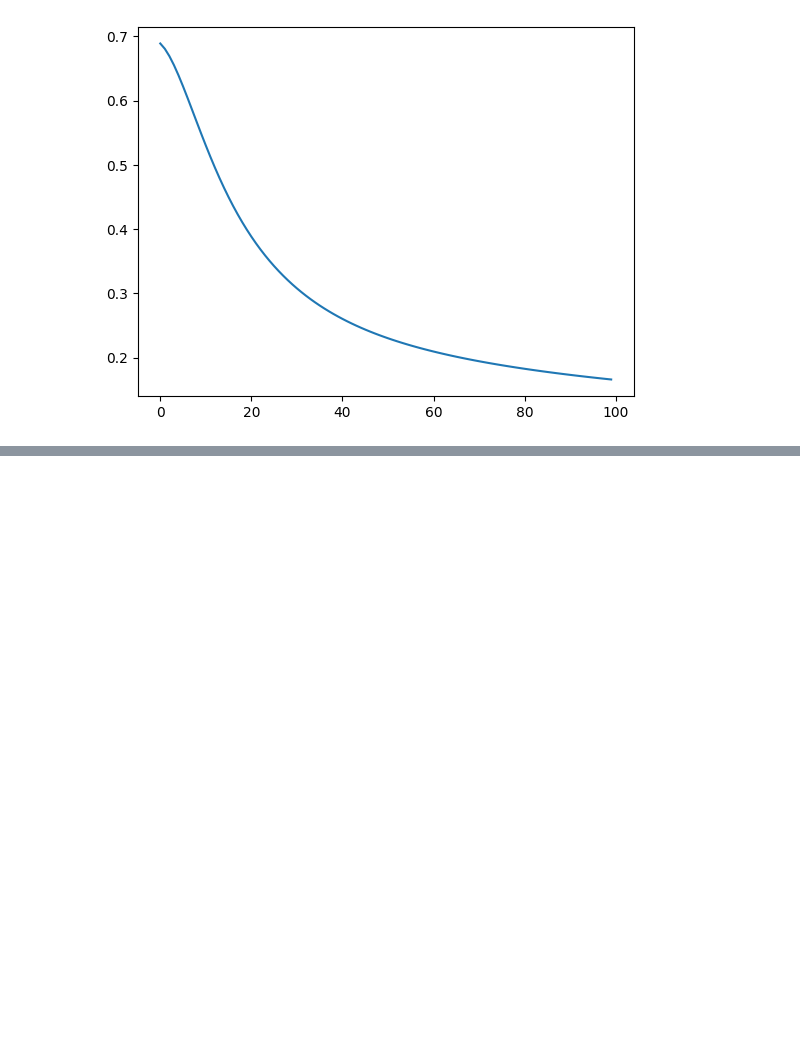
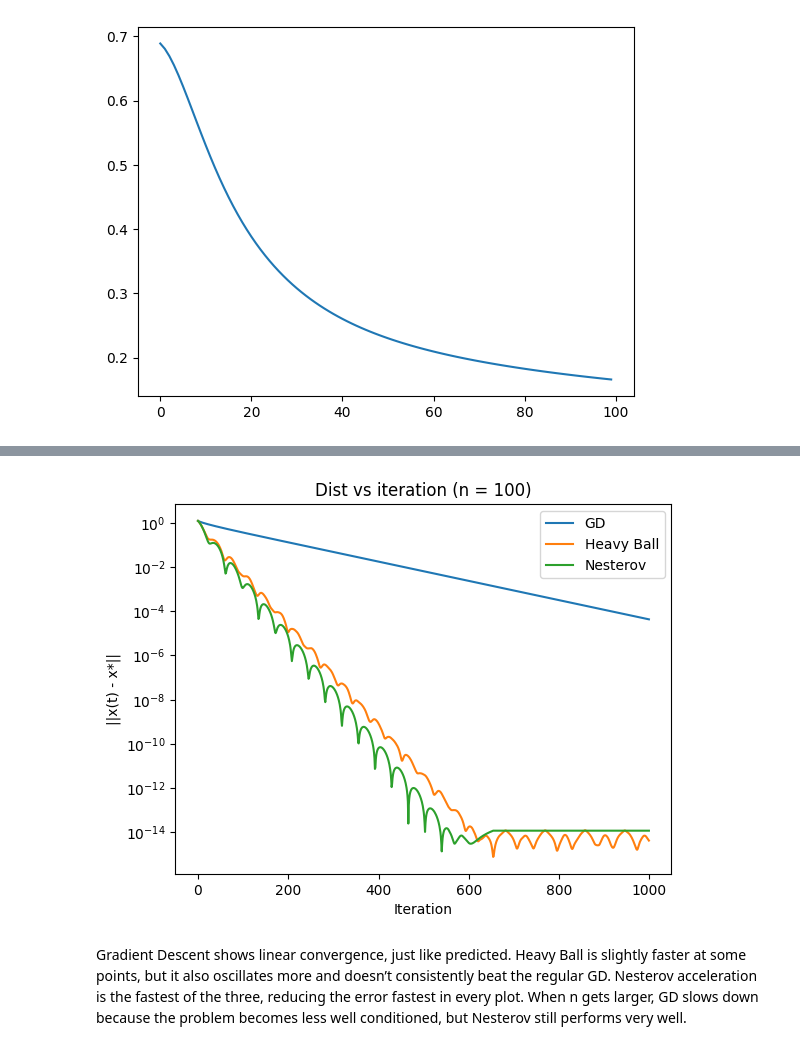
Before and after one commit to ageller02/MATH173A, a Jupyter notebook: HW_6.ipynb, the cells around one changed output, grey strips where cells are left out. Saved outputs shown, nothing was run; the diff lists cells and outputs as text; code cells hidden in the pictures; blank space fills up the shorter version.

```diff
--- a/HW_6.ipynb
+++ b/HW_6.ipynb
@@ -110,0 +286,16 @@ plt.show()
+# %%
+T = len(dist_hist_100)
+iters = range(T)
+
+plt.semilogy(iters, dist_hist_100,   label='GD')
+plt.semilogy(iters, dist_hb_100,     label='Heavy Ball')
+plt.semilogy(iters, dist_nes_100,    label='Nesterov')
+plt.xlabel('Iteration')
+plt.ylabel('||x(t) - x*||')
+plt.title('Dist vs iteration (n = 100)')
+plt.legend()
+plt.show()
+# %% [output]
+[figure, added]
+# %% [markdown]
+Gradient Descent shows linear convergence, just like predicted. Heavy Ball is slightly faster at some points, but it also oscillates more and doesn’t consistently beat the regular GD. Nesterov acceleration is the fastest of the three, reducing the error fastest in every plot. When n gets larger, GD slows down because the problem becomes less well conditioned, but Nesterov still performs very well.
```
Also changed, not shown: parts of 10 cells of this notebook.
